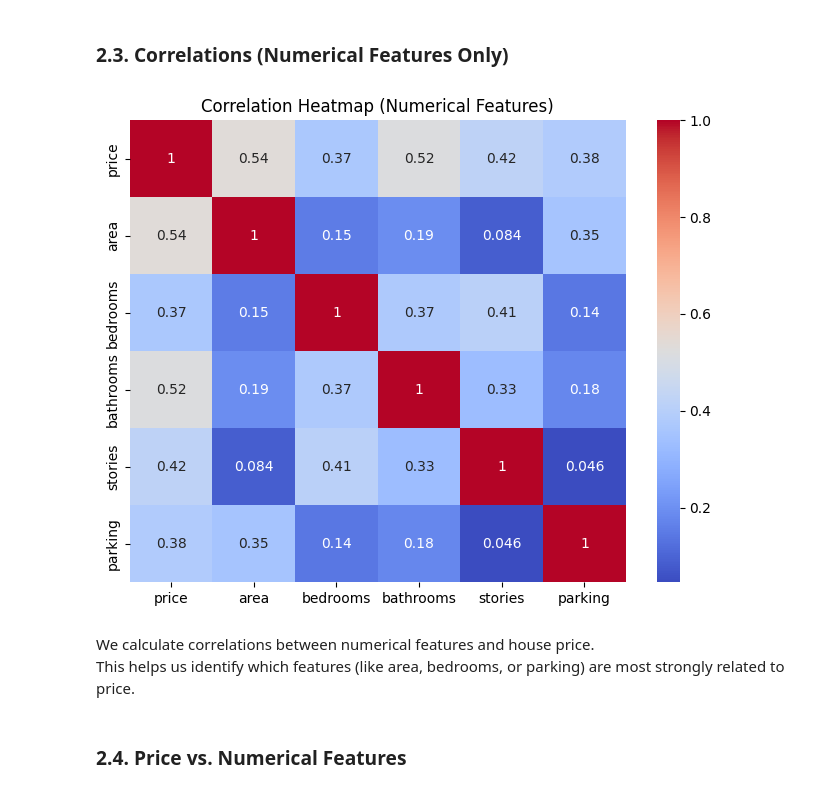
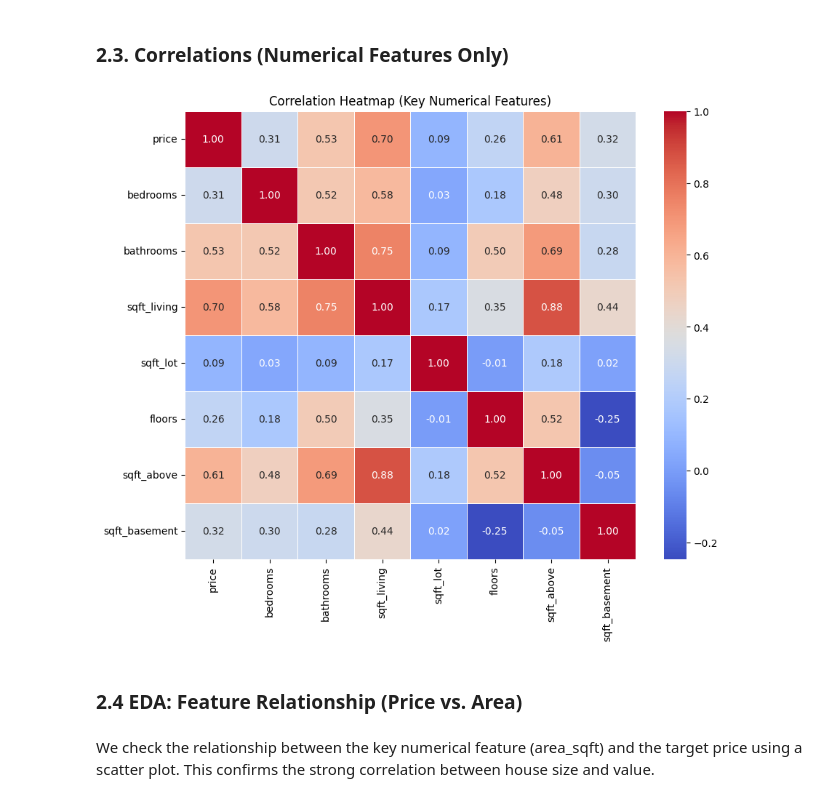
Before and after one commit to RehamAbuarqoub/Estatemate, a Jupyter notebook: script.ipynb, the cells around one changed output. Drawn from its saved outputs; the diff is of its cells as text; code cells hidden in the pictures.

```diff
--- a/script.ipynb
+++ b/script.ipynb
@@ -52,5 +59,15 @@ from sklearn.ensemble import RandomForestRegressor, GradientBoostingRegressor
 # %%
 df = pd.read_csv('./data/Housing.csv')
 
-print("Dataset loaded successfully! ")
+# Drop the non-predictive 'id' column
+if 'id' in df.columns:
+    df = df.drop('id', axis=1)
+
+# Define features (X) and the target variable (y)
+
+X = df.drop('price', axis=1)
+y = df['price']
+
+print("Data Loaded successfully. Non-predictive 'id' column removed.")
+print("Initial Data Shape:", df.shape)
 # %% [output]
@@ -105,19 +126,31 @@ We visualize the distribution of house prices to check if the data is skewed, no
 # %% [markdown]
 ### 2.3. Correlations (Numerical Features Only)
 # %%
-numeric_cols = ["price", "area", "bedrooms", "bathrooms", "stories", "parking"]
+numeric_cols = [
+    "price",
+    "bedrooms",
+    "bathrooms",
+    "sqft_living",
+    "sqft_lot",
+    "floors",
+    "sqft_above",
+    "sqft_basement",
+]
+
+# Calculate the correlation matrix
 corr = df[numeric_cols].corr()
 
-plt.figure(figsize=(8,6))
-sns.heatmap(corr, annot=True, cmap="coolwarm")
-plt.title("Correlation Heatmap (Numerical Features)")
+plt.figure(figsize=(10, 8))
+
+sns.heatmap(corr, annot=True, cmap="coolwarm", fmt=".2f", linewidths=.5)
+plt.title("Correlation Heatmap (Key Numerical Features)")
 plt.show()
 # %% [output]
-[figure, old version]
+[figure, new version]
-# %% [markdown]
-
-We calculate correlations between numerical features and house price.
-This helps us identify which features (like area, bedrooms, or parking) are most strongly related to price.
 # %% [markdown]
-### 2.4. Price vs. Numerical Features
+### 2.4 EDA: Feature Relationship (Price vs. Area)
+# %% [markdown]
+
+
+We check the relationship between the key numerical feature (area_sqft) and the target price using a scatter plot. This confirms the strong correlation between house size and value.
 # %%
```
Also changed, not shown: parts of 43 cells of this notebook, 3 other files.
